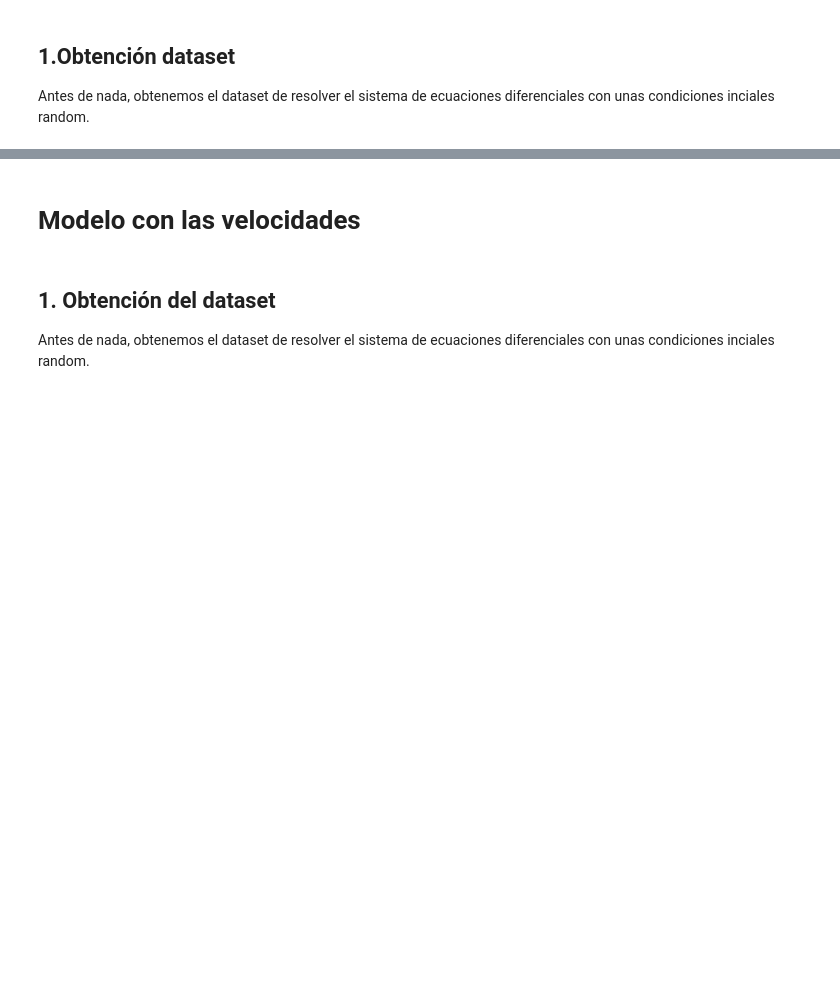
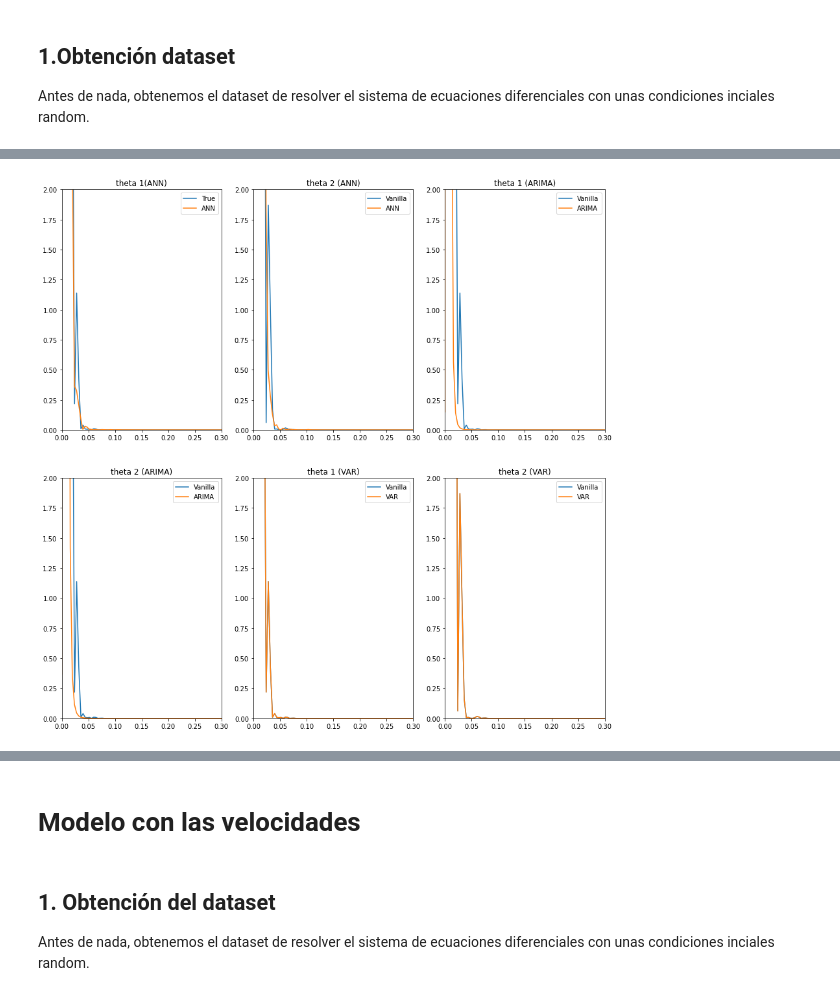
Before and after one commit to JJRomeroCruz/Double_Pendulum_Forecasting, a Jupyter notebook: EDA_PRED.ipynb, the cells around one changed output, grey strips where cells are left out. Saved outputs shown, nothing was run; the diff lists cells and outputs as text; code cells hidden in the pictures; blank space fills up the shorter version.

```diff
--- a/EDA_PRED.ipynb
+++ b/EDA_PRED.ipynb
@@ -136,0 +331,79 @@ l[:-1]
+# %%
+""" Obtenemos las densidades espectrales """
+
+# Theta 1 vanilla
+fw_datos1, Pw_datos1 = signal.welch(datos.values[lent_mitad:, 0], fs = 1.0)
+# Omega 1 vanilla
+fw_datos2, Pw_datos2 = signal.welch(datos.values[lent_mitad:, 1], fs = 1.0)
+
+# Theta 1 ANN
+fw_ANN1, Pw_ANN1 = signal.welch(datos_ANN.values[lent_mitad:, 0], fs = 1.0)
+# Theta 2 ANN
+fw_ANN2, Pw_ANN2 = signal.welch(datos_ANN.values[lent_mitad:, 1], fs = 1.0)
+
+
+# Theta 1 VAR
+fw_var1, Pw_var1 = signal.welch(datos_var.values[lent_mitad:, 0], fs = 1.0)
+# Theta 2 VAR
+fw_var2, Pw_var2 = signal.welch(datos_var.values[lent_mitad:, 1], fs = 1.0)
+
+
+# Theta 1 ARIMA
+fw_arima1, Pw_arima1 = signal.welch(datos_arima.values[lent_mitad:, 0], fs = 1.0)
+# Theta 2 ARIMA
+fw_arima2, Pw_arima2 = signal.welch(datos_arima.values[lent_mitad:, 1], fs = 1.0)
+
+
+""" Ploteamos los angulos (las thetas) """
+fig5 = plt.figure(figsize=(15, 15))
+for i in range(6):
+    ax5 = fig5.add_subplot(2, 3, i+1)
+    ax5.set_title("Grafico #%i"%int(i+1))
+# Vanilla vs ANN 1
+fig5.axes[0].plot(fw_datos1, Pw_datos1, label = 'True')
+fig5.axes[0].plot(fw_ANN1, Pw_ANN1, label = 'ANN')
+fig5.axes[0].set_title("theta 1(ANN)")
+fig5.axes[0].legend()
+fig5.axes[0].set_ylim(0, 2)
+fig5.axes[0].set_xlim(0, 0.3)
+
+# Vanilla vs ANN 2
+fig5.axes[1].plot(fw_datos2, Pw_datos2, label = 'Vanilla')
+fig5.axes[1].plot(fw_ANN2, Pw_ANN2, label = 'ANN')
+fig5.axes[1].set_title("theta 2 (ANN)")
+fig5.axes[1].legend()
+fig5.axes[1].set_ylim(0, 2)
+fig5.axes[1].set_xlim(0, 0.3)
+
+# Vanilla vs arima 1
+fig5.axes[2].plot(fw_datos1, Pw_datos1, label = 'Vanilla')
+fig5.axes[2].plot(fw_arima1, Pw_arima1, label = 'ARIMA')
+fig5.axes[2].set_title("theta 1 (ARIMA)")
+fig5.axes[2].legend()
+fig5.axes[2].set_ylim(0, 2)
+fig5.axes[2].set_xlim(0, 0.3)
+
+# Vanilla vs arima 2
+fig5.axes[3].plot(fw_datos1, Pw_datos1, label = 'Vanilla')
+fig5.axes[3].plot(fw_arima2, Pw_arima2, label = 'ARIMA')
+fig5.axes[3].set_title("theta 2 (ARIMA)")
+fig5.axes[3].legend()
+fig5.axes[3].set_ylim(0, 2)
+fig5.axes[3].set_xlim(0, 0.3)
+
+# Vanilla vs VAR 1
+fig5.axes[4].plot(fw_datos1, Pw_datos1, label = 'Vanilla')
+fig5.axes[4].plot(fw_var1, Pw_var1, label = 'VAR')
+fig5.axes[4].set_title("theta 1 (VAR)")
+fig5.axes[4].legend()
+fig5.axes[4].set_ylim(0, 2)
+fig5.axes[4].set_xlim(0, 0.3)
+
+# Vanilla vs VAR 2
+fig5.axes[5].plot(fw_datos2, Pw_datos2, label = 'Vanilla')
+fig5.axes[5].plot(fw_var2, Pw_var2, label = 'VAR')
+fig5.axes[5].set_title("theta 2 (VAR)")
+fig5.axes[5].legend()
+fig5.axes[5].set_ylim(0, 2)
+fig5.axes[5].set_xlim(0, 0.3)
+# %% [output]
@@ -136,0 +411 @@ l[:-1]
+[figure, added]
```
Also changed, not shown: parts of 37 cells of this notebook, 53 other files.
